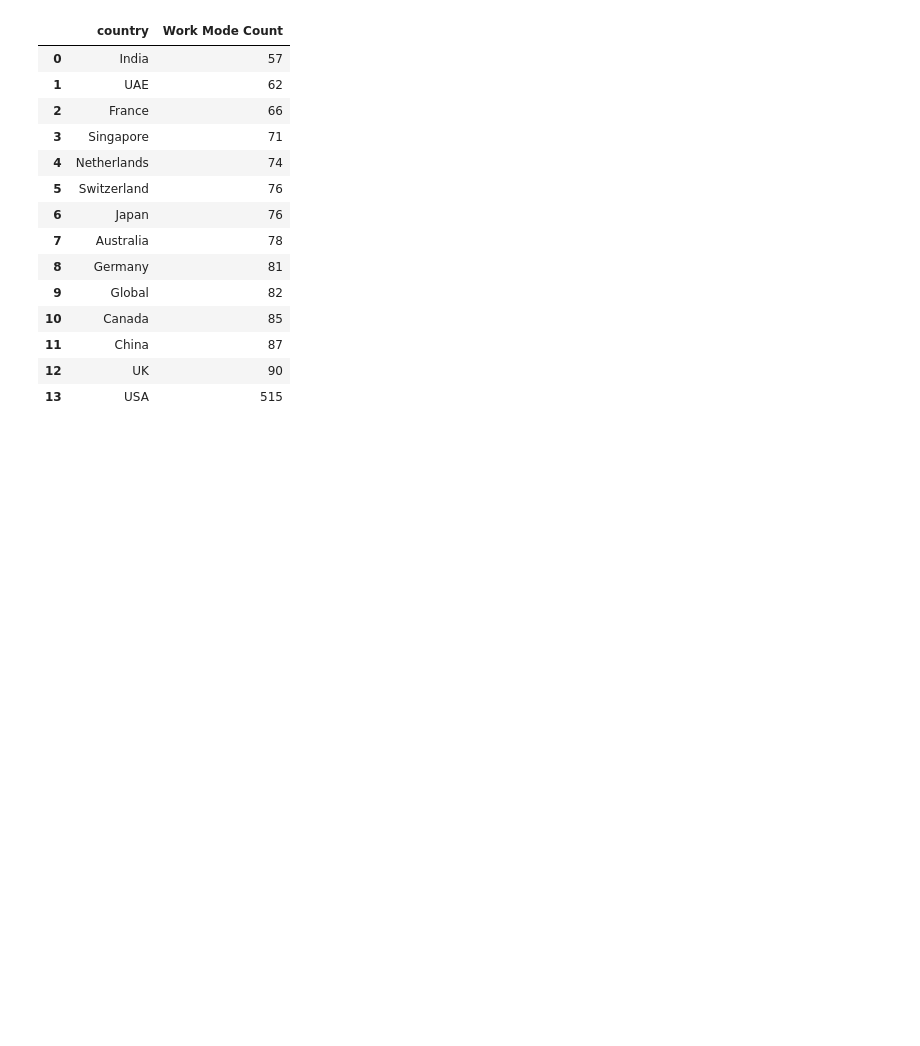
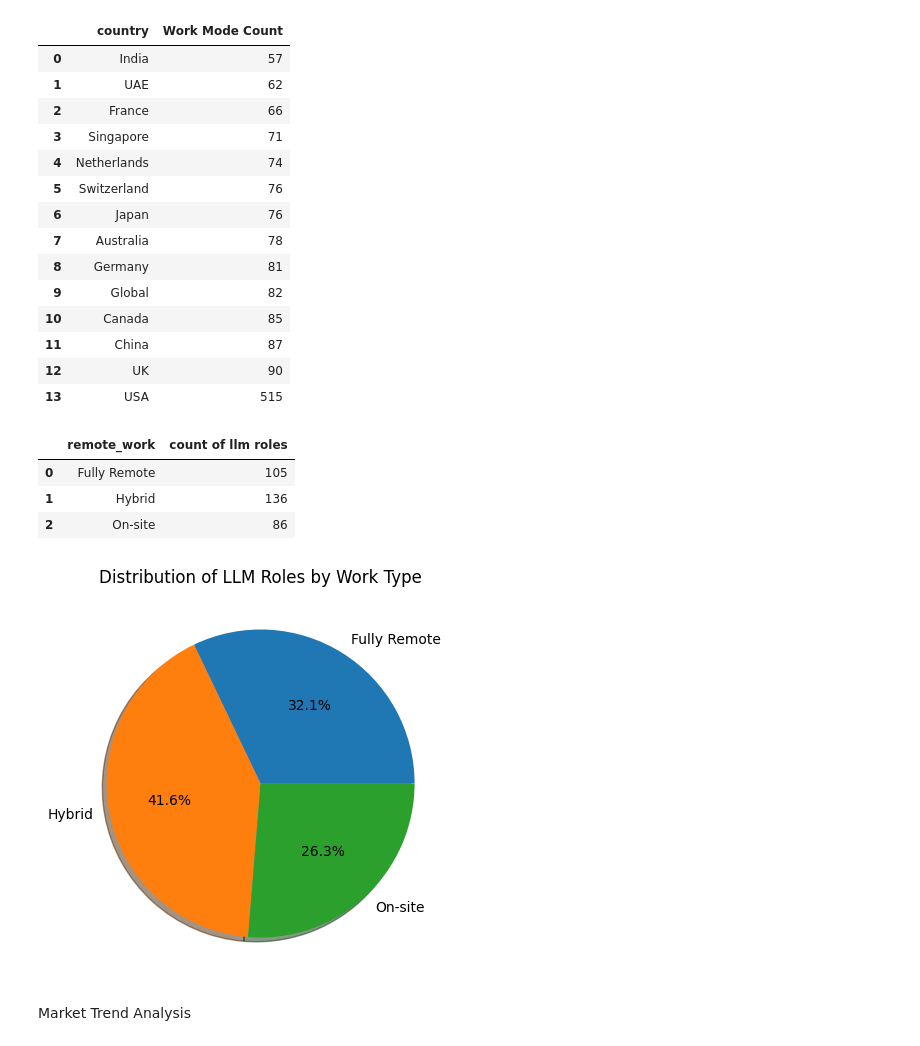
Before and after one commit to ShlokGadhave/AI-Career-Market-Insights, a Jupyter notebook: main.ipynb, the cells around one changed output. Saved outputs shown, nothing was run; the diff lists cells and outputs as text; code cells hidden in the pictures; blank space fills up the shorter version.

```diff
--- a/main.ipynb
+++ b/main.ipynb
@@ -640,3 +640,30 @@ lowset_country
 | 11 | China | 87 |
 | 12 | UK | 90 |
 | 13 | USA | 515 |
+# %%
+df.columns
+llm_avaliable=df[df['is_llm_role']==1]
+llm_roles=llm_avaliable.groupby('remote_work').size().reset_index(name='count of llm roles')
+llm_roles
+# %% [output]
+|  | remote_work | count of llm roles |
+| 0 | Fully Remote | 105 |
+| 1 | Hybrid | 136 |
+| 2 | On-site | 86 |
+# %%
+plt.figure(figsize=(5,5))
+
+plt.pie(
+    llm_roles['count of llm roles'],
+    labels=llm_roles['remote_work'],
+    autopct='%1.1f%%',
+    shadow=True
+)
+
+plt.title('Distribution of LLM Roles by Work Type')
+
+plt.show()
+# %% [output]
+[figure, added]
+# %% [markdown]
+Market Trend Analysis
```
